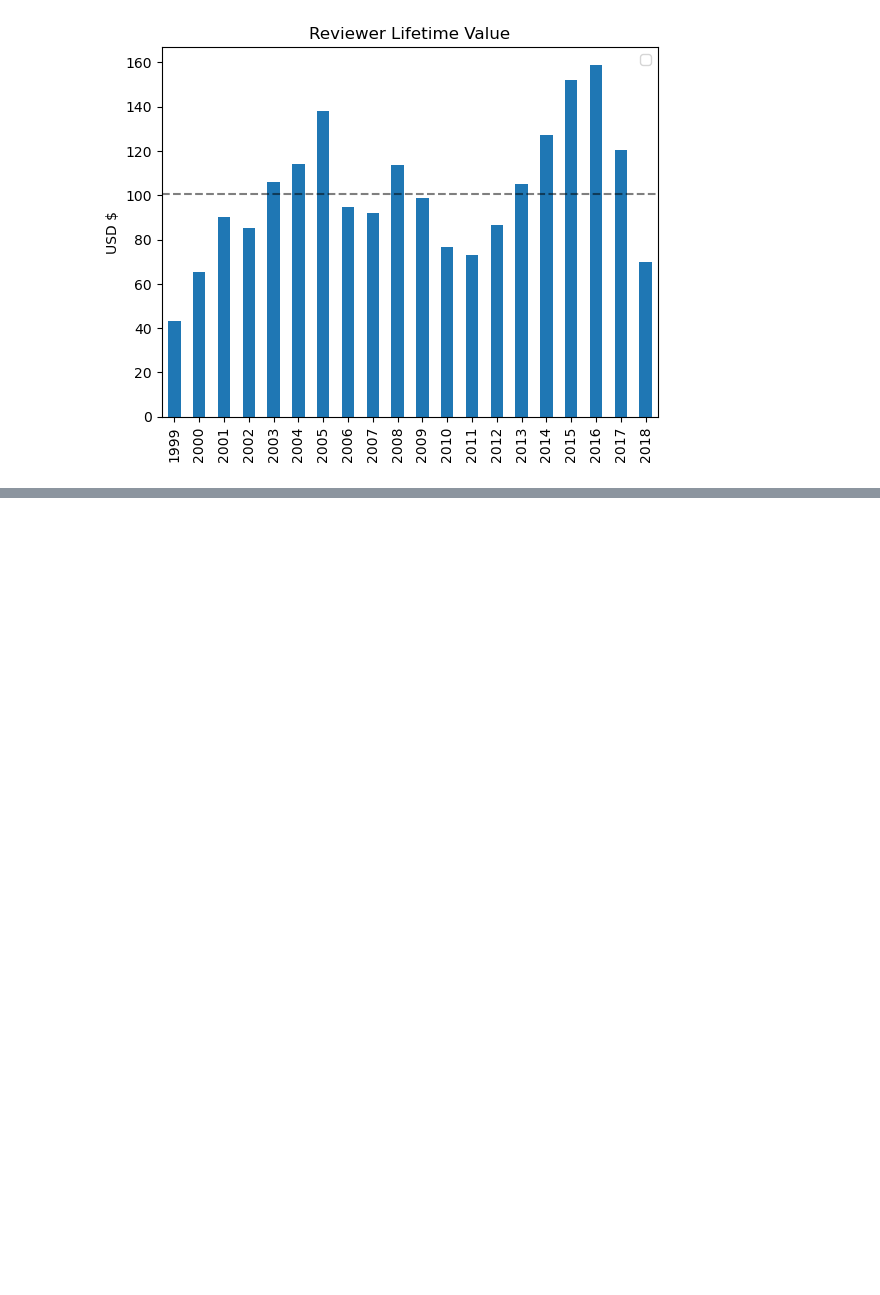
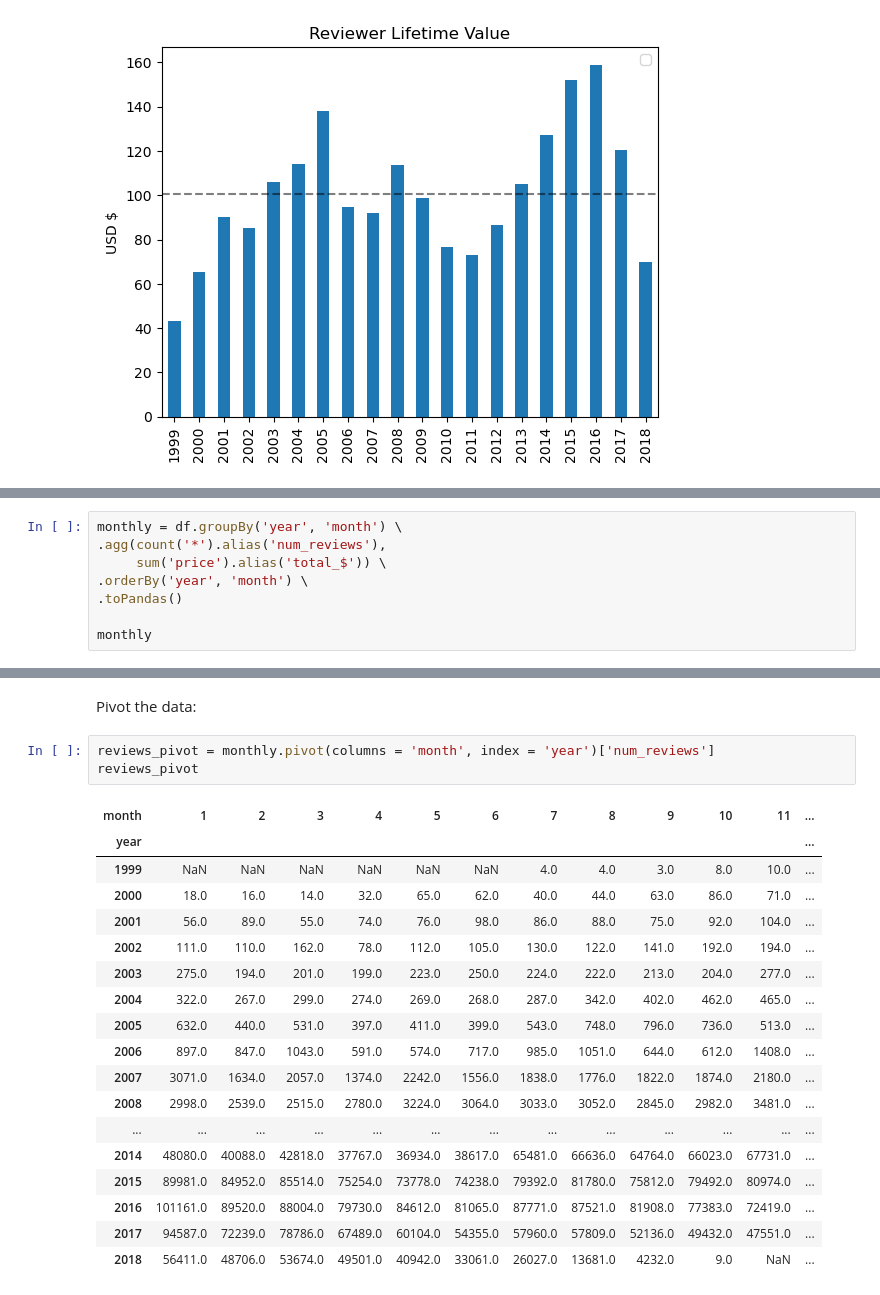
Before and after one commit to clmangham/amazon_electronics_reviewer_value, a Jupyter notebook: electronics_analysis.ipynb, the cells around one changed output, grey strips where cells are left out. Cells and saved outputs as stored; diff of their text form; blank space fills up the shorter version.

```diff
--- a/electronics_analysis.ipynb
+++ b/electronics_analysis.ipynb
@@ -326,0 +329,8 @@ plt.show()
+# %%
+monthly = df.groupBy('year', 'month') \
+.agg(count('*').alias('num_reviews'),
+     sum('price').alias('total_$')) \
+.orderBy('year', 'month') \
+.toPandas()
+
+monthly
@@ -326,0 +351,24 @@ plt.show()
+# %% [markdown]
+Pivot the data:
+# %%
+reviews_pivot = monthly.pivot(columns = 'month', index = 'year')['num_reviews']
+reviews_pivot
+# %% [output]
+| month | 1 | 2 | 3 | 4 | 5 | 6 | 7 | 8 | 9 | 10 | 11 | ... |
+| year |  |  |  |  |  |  |  |  |  |  |  | ... |
+| 1999 | NaN | NaN | NaN | NaN | NaN | NaN | 4.0 | 4.0 | 3.0 | 8.0 | 10.0 | ... |
+| 2000 | 18.0 | 16.0 | 14.0 | 32.0 | 65.0 | 62.0 | 40.0 | 44.0 | 63.0 | 86.0 | 71.0 | ... |
+| 2001 | 56.0 | 89.0 | 55.0 | 74.0 | 76.0 | 98.0 | 86.0 | 88.0 | 75.0 | 92.0 | 104.0 | ... |
+| 2002 | 111.0 | 110.0 | 162.0 | 78.0 | 112.0 | 105.0 | 130.0 | 122.0 | 141.0 | 192.0 | 194.0 | ... |
+| 2003 | 275.0 | 194.0 | 201.0 | 199.0 | 223.0 | 250.0 | 224.0 | 222.0 | 213.0 | 204.0 | 277.0 | ... |
+| 2004 | 322.0 | 267.0 | 299.0 | 274.0 | 269.0 | 268.0 | 287.0 | 342.0 | 402.0 | 462.0 | 465.0 | ... |
+| 2005 | 632.0 | 440.0 | 531.0 | 397.0 | 411.0 | 399.0 | 543.0 | 748.0 | 796.0 | 736.0 | 513.0 | ... |
+| 2006 | 897.0 | 847.0 | 1043.0 | 591.0 | 574.0 | 717.0 | 985.0 | 1051.0 | 644.0 | 612.0 | 1408.0 | ... |
+| 2007 | 3071.0 | 1634.0 | 2057.0 | 1374.0 | 2242.0 | 1556.0 | 1838.0 | 1776.0 | 1822.0 | 1874.0 | 2180.0 | ... |
+| 2008 | 2998.0 | 2539.0 | 2515.0 | 2780.0 | 3224.0 | 3064.0 | 3033.0 | 3052.0 | 2845.0 | 2982.0 | 3481.0 | ... |
+| ... | ... | ... | ... | ... | ... | ... | ... | ... | ... | ... | ... | ... |
+| 2014 | 48080.0 | 40088.0 | 42818.0 | 37767.0 | 36934.0 | 38617.0 | 65481.0 | 66636.0 | 64764.0 | 66023.0 | 67731.0 | ... |
+| 2015 | 89981.0 | 84952.0 | 85514.0 | 75254.0 | 73778.0 | 74238.0 | 79392.0 | 81780.0 | 75812.0 | 79492.0 | 80974.0 | ... |
+| 2016 | 101161.0 | 89520.0 | 88004.0 | 79730.0 | 84612.0 | 81065.0 | 87771.0 | 87521.0 | 81908.0 | 77383.0 | 72419.0 | ... |
+| 2017 | 94587.0 | 72239.0 | 78786.0 | 67489.0 | 60104.0 | 54355.0 | 57960.0 | 57809.0 | 52136.0 | 49432.0 | 47551.0 | ... |
+| 2018 | 56411.0 | 48706.0 | 53674.0 | 49501.0 | 40942.0 | 33061.0 | 26027.0 | 13681.0 | 4232.0 | 9.0 | NaN | ... |
```
Also changed, not shown: parts of 14 cells of this notebook.
